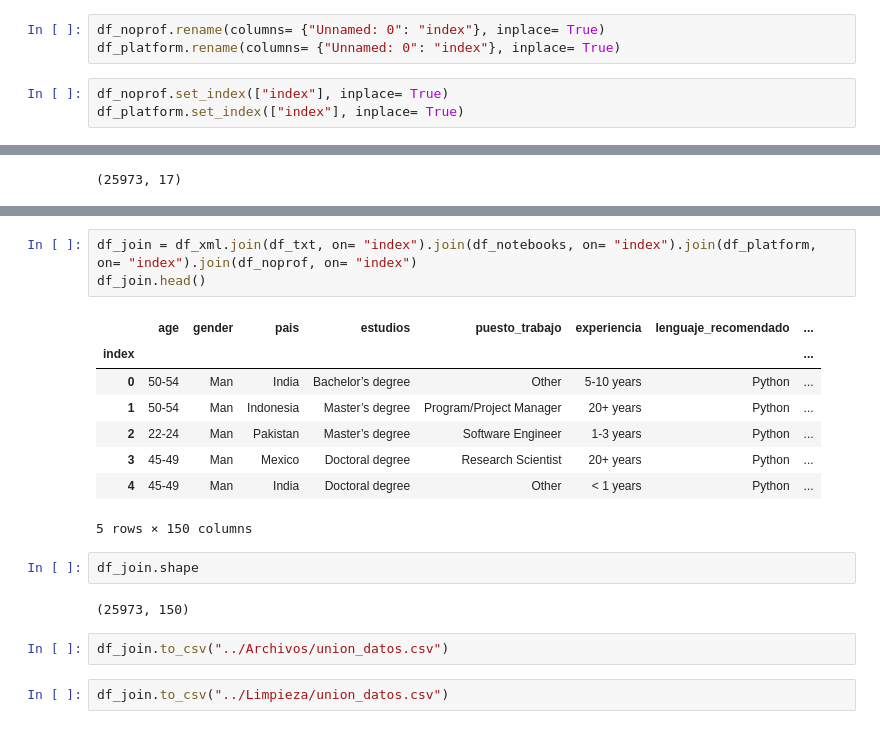
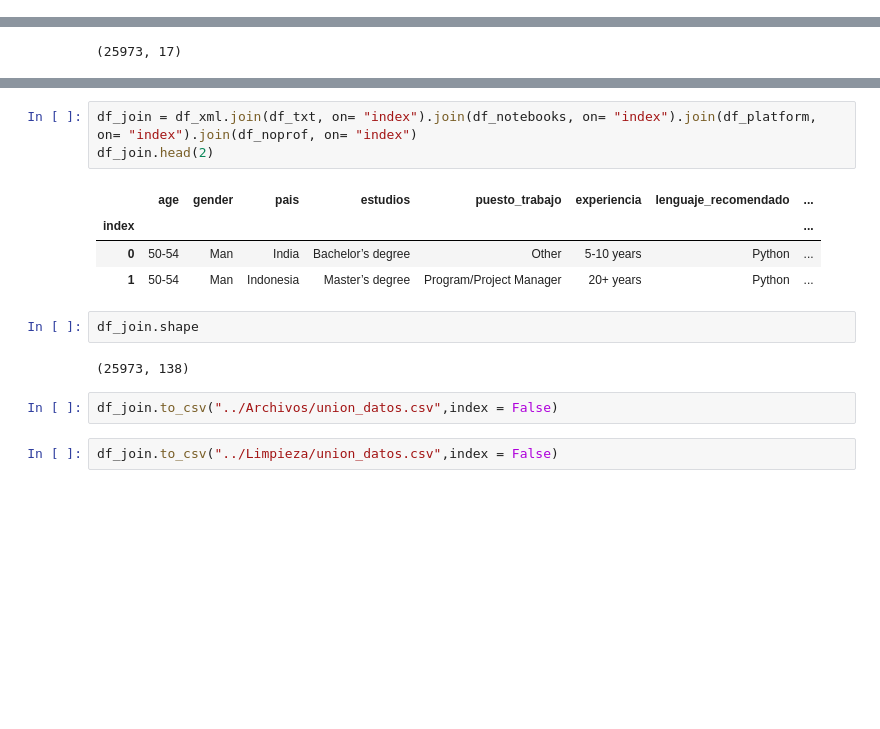
Before and after one commit to paulafuenteg/Kaggle-DS-ML-Survey, a Jupyter notebook: Exploracion_unificacion/union_datos.ipynb, the cells around one changed output, grey strips where cells are left out. Cells and saved outputs as stored; diff of their text form; blank space fills up the shorter version.

```diff
--- a/Exploracion_unificacion/union_datos.ipynb
+++ b/Exploracion_unificacion/union_datos.ipynb
@@ -22,9 +21,3 @@ df_noprof.head()
 df_txt.drop("Unnamed: 0", axis= 1, inplace= True)
 df_xml.drop("Unnamed: 0", axis= 1, inplace= True)
 df_notebooks.drop("Unnamed: 0", axis= 1, inplace= True)
-# %%
-df_noprof.rename(columns= {"Unnamed: 0": "index"}, inplace= True)
-df_platform.rename(columns= {"Unnamed: 0": "index"}, inplace= True)
-# %%
-df_noprof.set_index(["index"], inplace= True)
-df_platform.set_index(["index"], inplace= True)
@@ -62,21 +51,17 @@ df_txt.head(2)
 | 1 | Indonesia | Master’s degree | Program/Project Manager | 20+ years | Python | < 1 year | Manufacturing/Fabrication | ... |
 # %%
 df_join = df_xml.join(df_txt, on= "index").join(df_notebooks, on= "index").join(df_platform, on= "index").join(df_noprof, on= "index")
-df_join.head()
+df_join.head(2)
 # %% [output]
 |  | age | gender | pais | estudios | puesto_trabajo | experiencia | lenguaje_recomendado | ... |
 | index |  |  |  |  |  |  |  | ... |
 | 0 | 50-54 | Man | India | Bachelor’s degree | Other | 5-10 years | Python | ... |
 | 1 | 50-54 | Man | Indonesia | Master’s degree | Program/Project Manager | 20+ years | Python | ... |
-| 2 | 22-24 | Man | Pakistan | Master’s degree | Software Engineer | 1-3 years | Python | ... |
-| 3 | 45-49 | Man | Mexico | Doctoral degree | Research Scientist | 20+ years | Python | ... |
-| 4 | 45-49 | Man | India | Doctoral degree | Other | < 1 years | Python | ... |
-5 rows × 150 columns
 # %%
 df_join.shape
 # %% [output]
-(25973, 150)
+(25973, 138)
 # %%
-df_join.to_csv("../Archivos/union_datos.csv")
+df_join.to_csv("../Archivos/union_datos.csv",index = False)
 # %%
-df_join.to_csv("../Limpieza/union_datos.csv")
+df_join.to_csv("../Limpieza/union_datos.csv",index = False)
```
Also changed, not shown: parts of 3 cells of this notebook, 5 other files.
